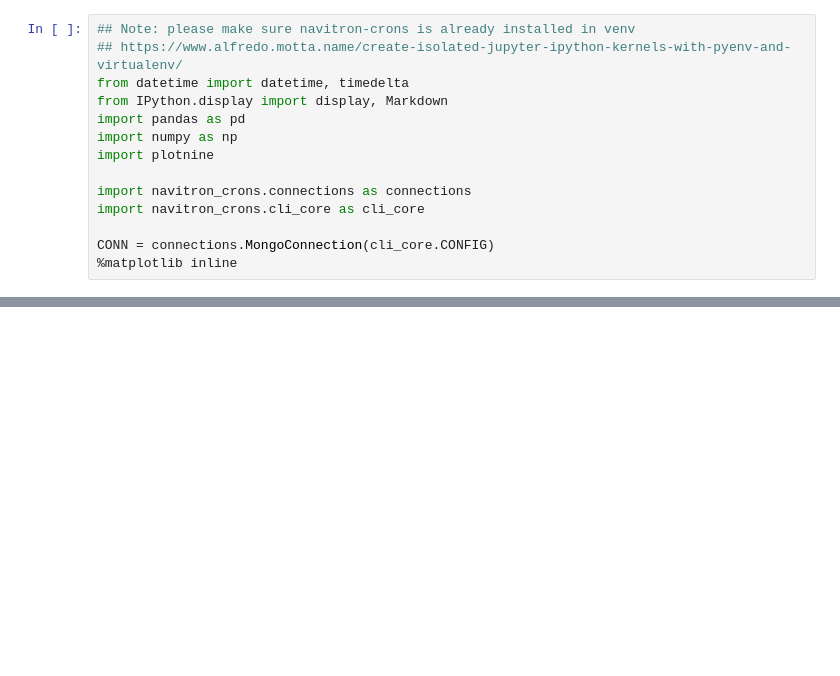
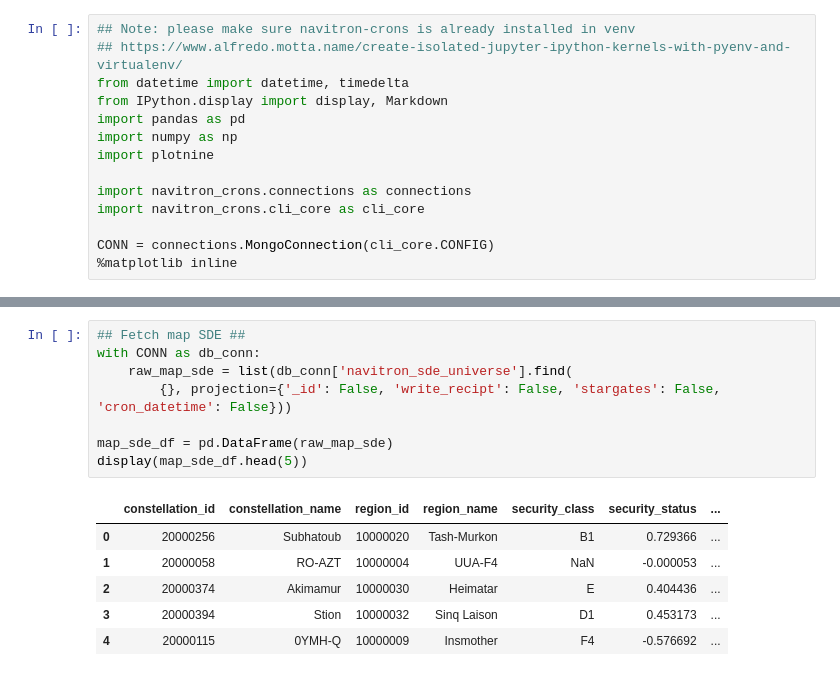
Before and after one commit to j9ac9k/NavitronEve, a Jupyter notebook: experiments/danger_predictor.ipynb, the cells around one changed output, grey strips where cells are left out. Saved outputs shown, nothing was run; the diff lists cells and outputs as text; blank space fills up the shorter version.

```diff
--- a/experiments/danger_predictor.ipynb
+++ b/experiments/danger_predictor.ipynb
@@ -28,0 +45,15 @@ display(system_jumps_df.head(5))
+# %%
+## Fetch map SDE ##
+with CONN as db_conn:
+    raw_map_sde = list(db_conn['navitron_sde_universe'].find(
+        {}, projection={'_id': False, 'write_recipt': False, 'stargates': False, 'cron_datetime': False}))
+
+map_sde_df = pd.DataFrame(raw_map_sde)
+display(map_sde_df.head(5))
+# %% [output]
+|  | constellation_id | constellation_name | region_id | region_name | security_class | security_status | ... |
+| 0 | 20000256 | Subhatoub | 10000020 | Tash-Murkon | B1 | 0.729366 | ... |
+| 1 | 20000058 | RO-AZT | 10000004 | UUA-F4 | NaN | -0.000053 | ... |
+| 2 | 20000374 | Akimamur | 10000030 | Heimatar | E | 0.404436 | ... |
+| 3 | 20000394 | Stion | 10000032 | Sinq Laison | D1 | 0.453173 | ... |
+| 4 | 20000115 | 0YMH-Q | 10000009 | Insmother | F4 | -0.576692 | ... |
```
Also changed, not shown: parts of 3 cells of this notebook.
